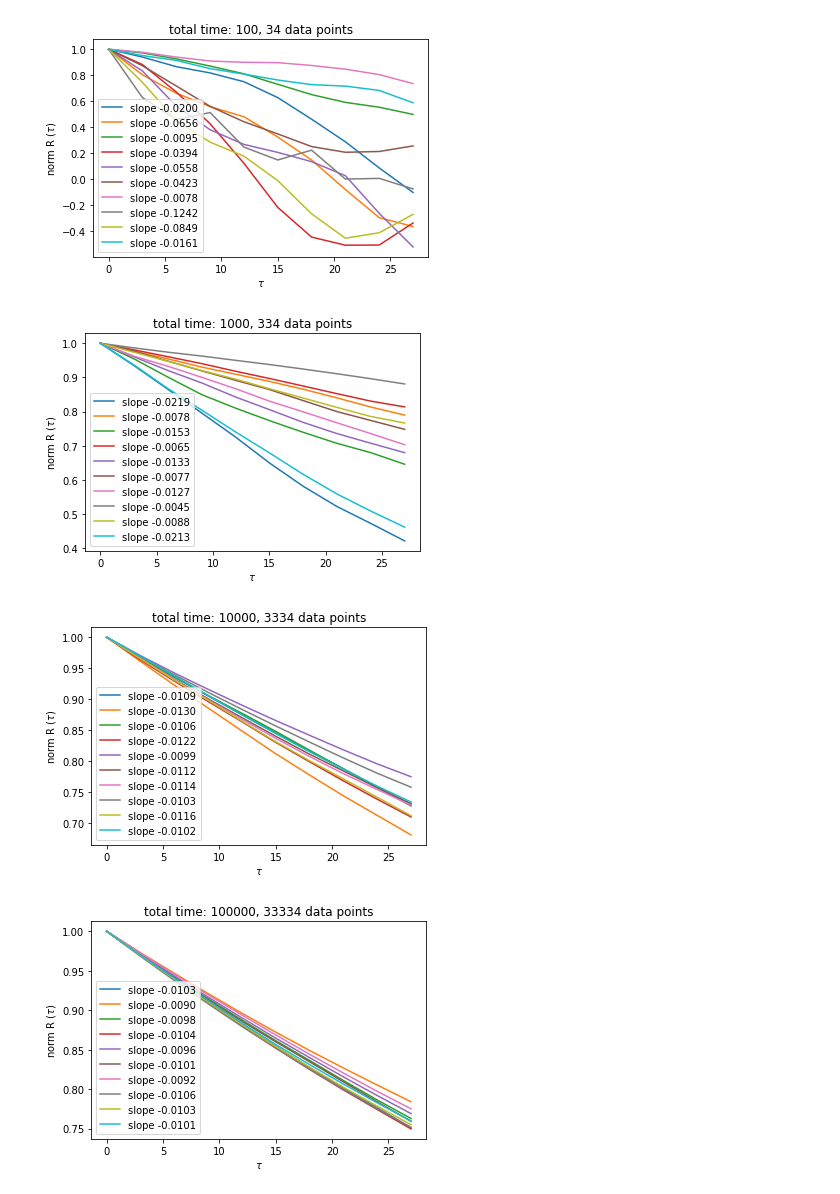
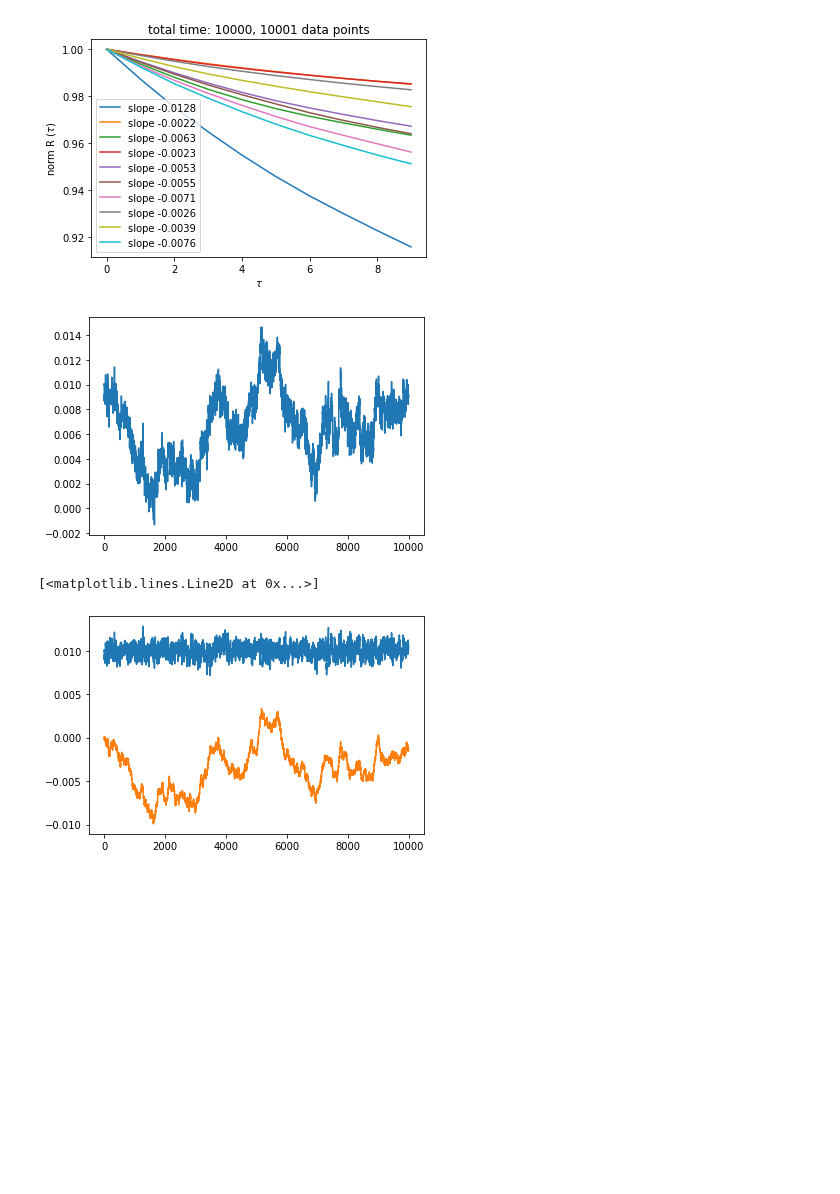
Before and after one commit to bjks/gfp_gaussian_process, a Jupyter notebook: notebooks/auto_corr_simulation.ipynb, the cells around one changed output. Saved outputs shown, nothing was run; the diff lists cells and outputs as text; code cells hidden in the pictures; blank space fills up the shorter version.

```diff
--- a/notebooks/auto_corr_simulation.ipynb
+++ b/notebooks/auto_corr_simulation.ipynb
@@ -15,3 +3,10 @@ from cells_simulation import *
+# %%
+    parameter_set = {   "mean_lambda": 0.01,
+                        "gamma_lambda": 0.1,
+                        "var_lambda": 1e-7,
+                        "mean_lambda2": 0.,
+                        "gamma_lambda2": 0.0001,
+                        "var_lambda2": 1e-8}
 # %%
 def norm_corr(a, b):
     return (np.mean(a*b) - np.mean(a)*np.mean(b))/(np.std(a)*np.std(b))
@@ -28,28 +23,44 @@ def linear(x, a, b):
     return a*np.array(x) + b
 # %%
 tot_t = 1e3
-for tot_t in [1e2, 1e3, 1e4, 1e5]:
+for tot_t in [1e4]:
     for i in range(10):
         lt = [parameter_set['mean_lambda']]
-        dt = 1e-2
+        lt2 = [parameter_set['mean_lambda2']]
+
+        dt = 1
         for i in range(int(tot_t/dt)):
             lambda_ou = single_ou_step(dt,  parameter_set['mean_lambda'],
                                     parameter_set['gamma_lambda'],
                                     parameter_set['var_lambda'],
                                     lt[-1])
+            lambda_ou2 = single_ou_step(dt,  parameter_set['mean_lambda2'],
+                                    parameter_set['gamma_lambda2'],
+                                    parameter_set['var_lambda2'],
+                                    lt2[-1])
+
             lt.append(lambda_ou)
-        lt = np.array(lt)[::int(3/dt)]
+            lt2.append(lambda_ou2)
 
-        t, a = auto_corr(lt, 10, dt=3)
+        lt_tot = np.array(lt) + np.array(lt2)
+        lt_tot = np.array(lt_tot)[::int(1/dt)]
+
+        t, a = auto_corr(lt_tot, 10, dt=1)
         slope = (a[0]-a[1])/(t[0]-t[1])
         plt.plot(t,a, label="slope {:.4f}".format(slope))
         plt.xlabel(r"$\tau$")
         plt.ylabel(r"norm R ($\tau$)")
         plt.title("total time: {:.0f}, {:d} data points".format(tot_t, len(lt)))
         plt.legend()
     plt.show()
 # %% [output]
-[figure, old version]
+[figure, new version]
-[figure, removed]
-[figure, removed]
-[figure, removed]
+# %%
+plt.plot(lt_tot)
+plt.show()
+plt.plot(lt)
+plt.plot(lt2)
+# %% [output]
+[figure, added]
+[<matplotlib.lines.Line2D at 0x...>]
+[figure, added]
```
Also changed, not shown: parts of 1 cell of this notebook, 18 other files.
